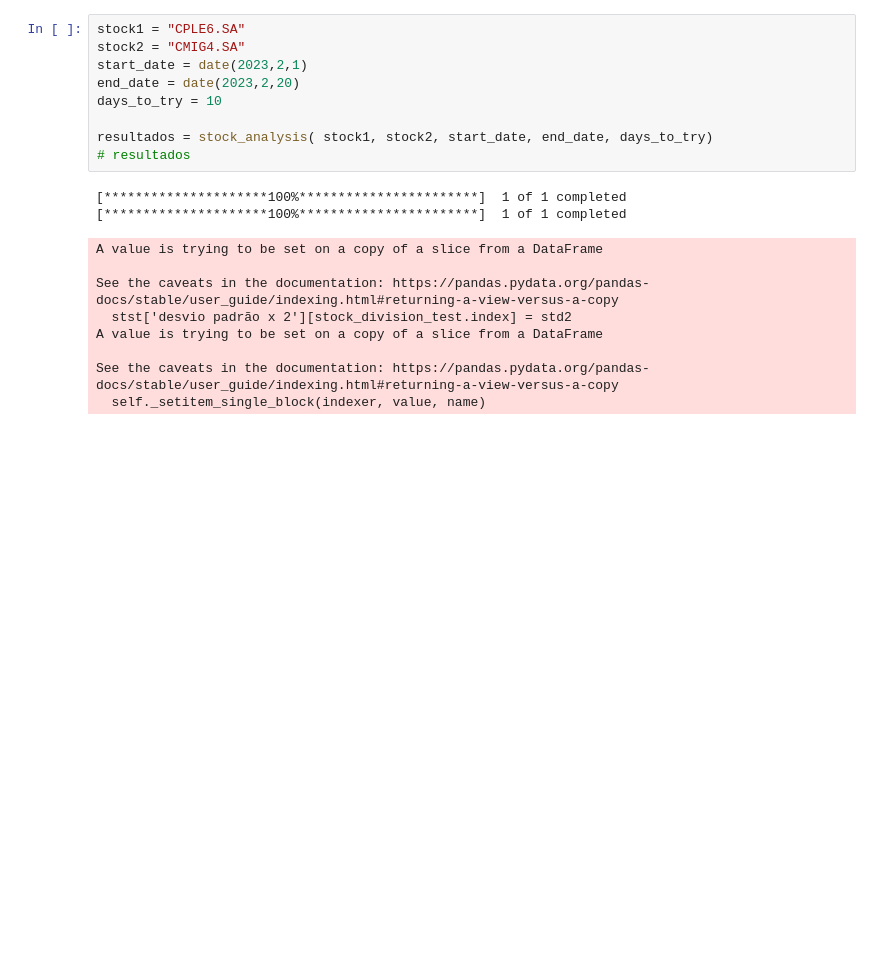
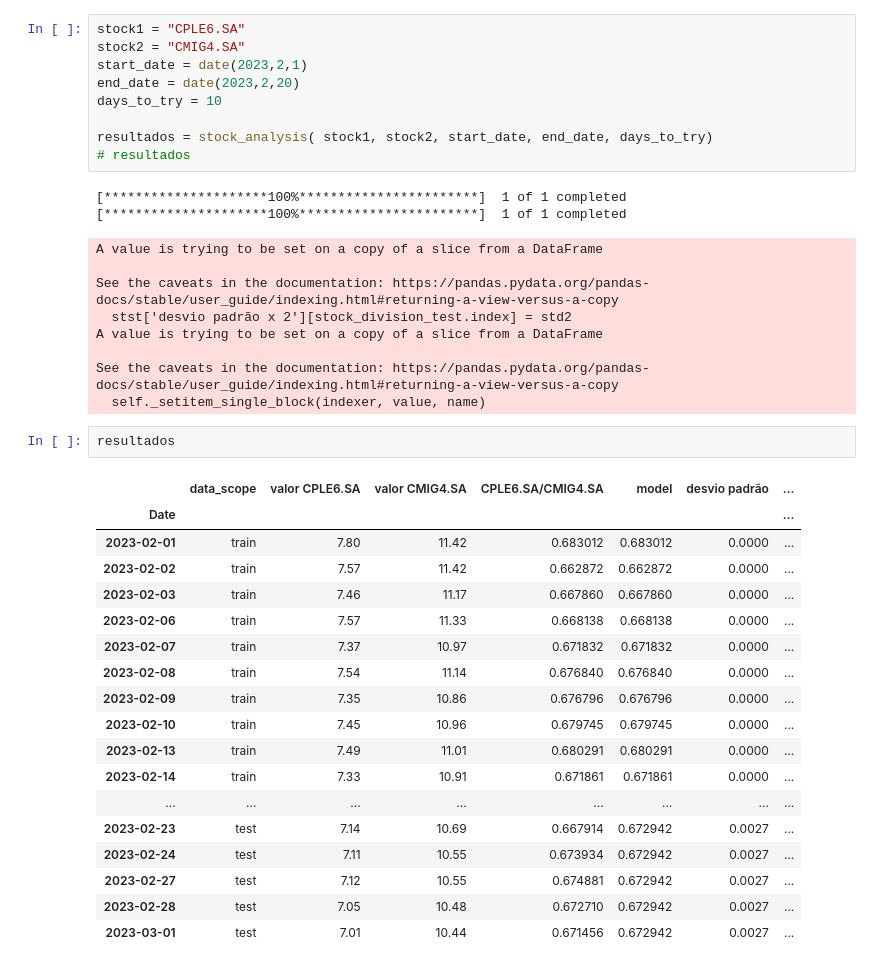
Before and after one commit to msfreit/long_short, a Jupyter notebook: eryc_long_short.ipynb, the cells around one changed output. Cells and saved outputs as stored; diff of their text form; blank space fills up the shorter version.

```diff
--- a/eryc_long_short.ipynb
+++ b/eryc_long_short.ipynb
@@ -108,6 +113,27 @@ A value is trying to be set on a copy of a slice from a DataFrame
 
 See the caveats in the documentation: https://pandas.pydata.org/pandas-docs/stable/user_guide/indexing.html#returning-a-view-versus-a-copy
   self._setitem_single_block(indexer, value, name)
+# %%
+resultados
+# %% [output]
+|  | data_scope | valor CPLE6.SA | valor CMIG4.SA | CPLE6.SA/CMIG4.SA | model | desvio padrão | ... |
+| Date |  |  |  |  |  |  | ... |
+| 2023-02-01 | train | 7.80 | 11.42 | 0.683012 | 0.683012 | 0.0000 | ... |
+| 2023-02-02 | train | 7.57 | 11.42 | 0.662872 | 0.662872 | 0.0000 | ... |
+| 2023-02-03 | train | 7.46 | 11.17 | 0.667860 | 0.667860 | 0.0000 | ... |
+| 2023-02-06 | train | 7.57 | 11.33 | 0.668138 | 0.668138 | 0.0000 | ... |
+| 2023-02-07 | train | 7.37 | 10.97 | 0.671832 | 0.671832 | 0.0000 | ... |
+| 2023-02-08 | train | 7.54 | 11.14 | 0.676840 | 0.676840 | 0.0000 | ... |
+| 2023-02-09 | train | 7.35 | 10.86 | 0.676796 | 0.676796 | 0.0000 | ... |
+| 2023-02-10 | train | 7.45 | 10.96 | 0.679745 | 0.679745 | 0.0000 | ... |
+| 2023-02-13 | train | 7.49 | 11.01 | 0.680291 | 0.680291 | 0.0000 | ... |
+| 2023-02-14 | train | 7.33 | 10.91 | 0.671861 | 0.671861 | 0.0000 | ... |
+| ... | ... | ... | ... | ... | ... | ... | ... |
+| 2023-02-23 | test | 7.14 | 10.69 | 0.667914 | 0.672942 | 0.0027 | ... |
+| 2023-02-24 | test | 7.11 | 10.55 | 0.673934 | 0.672942 | 0.0027 | ... |
+| 2023-02-27 | test | 7.12 | 10.55 | 0.674881 | 0.672942 | 0.0027 | ... |
+| 2023-02-28 | test | 7.05 | 10.48 | 0.672710 | 0.672942 | 0.0027 | ... |
+| 2023-03-01 | test | 7.01 | 10.44 | 0.671456 | 0.672942 | 0.0027 | ... |
 # %%
 import matplotlib.pyplot as plt
 
```
Also changed, not shown: parts of 2 cells of this notebook.
